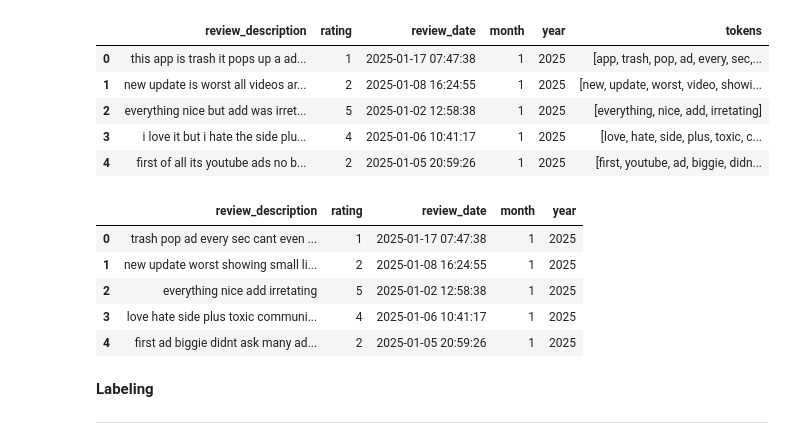
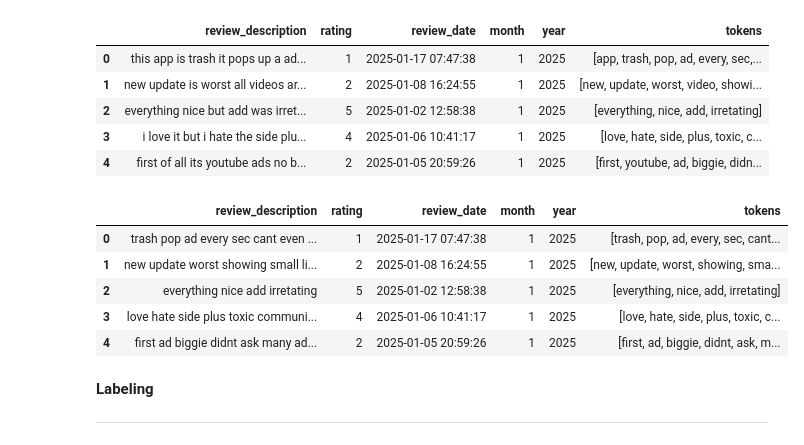
Before and after one commit to WilbertBryan/Youtube-Sentiment-Analysis, a Jupyter notebook: Sentimen_Analysis_BERT_Preprocessing.ipynb, the cells around one changed output. Saved outputs shown, nothing was run; the diff lists cells and outputs as text; code cells hidden in the pictures.

```diff
--- a/Sentimen_Analysis_BERT_Preprocessing.ipynb
+++ b/Sentimen_Analysis_BERT_Preprocessing.ipynb
@@ -160,21 +161,21 @@ df.head()
 # %%
 remove_words = {'app', 'youtube', 'channel', 'video', 'tube'}
 
 df['tokens'] = df['tokens'].apply(
     lambda tokens: [w for w in tokens if w not in remove_words]
 )
 
 df['review_description'] = df['tokens'].apply(lambda x: " ".join(x))
-df = df.drop(columns=['tokens'])
+# df = df.drop(columns=['tokens'])
 
 df.head()
 # %% [output]
-|  | review_description | rating | review_date | month | year |
-| 0 | trash pop ad every sec cant even ... | 1 | 2025-01-17 07:47:38 | 1 | 2025 |
-| 1 | new update worst showing small li... | 2 | 2025-01-08 16:24:55 | 1 | 2025 |
-| 2 | everything nice add irretating | 5 | 2025-01-02 12:58:38 | 1 | 2025 |
-| 3 | love hate side plus toxic communi... | 4 | 2025-01-06 10:41:17 | 1 | 2025 |
-| 4 | first ad biggie didnt ask many ad... | 2 | 2025-01-05 20:59:26 | 1 | 2025 |
+|  | review_description | rating | review_date | month | year | tokens |
+| 0 | trash pop ad every sec cant even ... | 1 | 2025-01-17 07:47:38 | 1 | 2025 | [trash, pop, ad, every, sec, cant... |
+| 1 | new update worst showing small li... | 2 | 2025-01-08 16:24:55 | 1 | 2025 | [new, update, worst, showing, sma... |
+| 2 | everything nice add irretating | 5 | 2025-01-02 12:58:38 | 1 | 2025 | [everything, nice, add, irretating] |
+| 3 | love hate side plus toxic communi... | 4 | 2025-01-06 10:41:17 | 1 | 2025 | [love, hate, side, plus, toxic, c... |
+| 4 | first ad biggie didnt ask many ad... | 2 | 2025-01-05 20:59:26 | 1 | 2025 | [first, ad, biggie, didnt, ask, m... |
 # %% [markdown]
 **Labeling**
 
```
Also changed, not shown: parts of 16 cells of this notebook, 2 other files.
